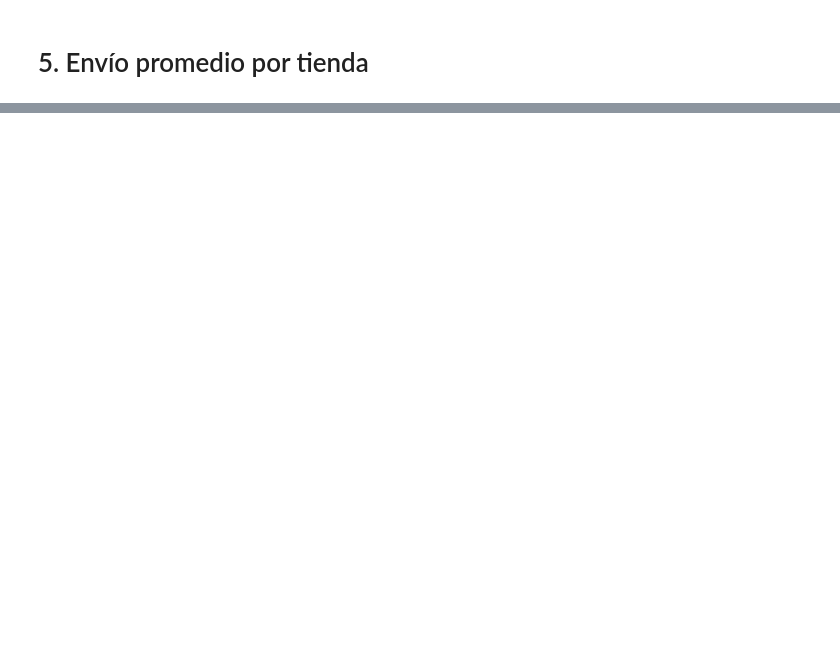
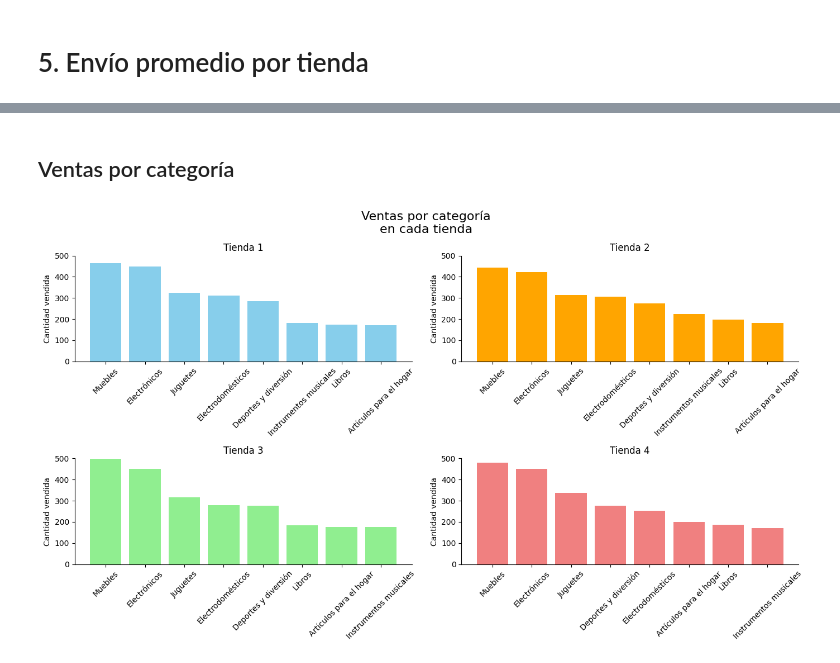
Before and after one commit to mauroamnirati/challenge-alura-store, a Jupyter notebook: challenge_alura_store.ipynb, the cells around one changed output, grey strips where cells are left out. Drawn from its saved outputs; the diff is of its cells as text; code cells hidden in the pictures; blank space fills up the shorter version.

```diff
--- a/challenge_alura_store.ipynb
+++ b/challenge_alura_store.ipynb
@@ -33,0 +164,32 @@ tienda.head()
+# %% [markdown]
+## Ventas por categoría
+# %%
+fig, axs = plt.subplots(2, 2, figsize=(14, 8))
+fig.suptitle("Ventas por categoría\nen cada tienda",fontsize=16)
+
+axs[0, 0].bar(ventas_categoria_1.index, ventas_categoria_1.values, color='skyblue')
+axs[0, 0].set_title('Tienda 1')
+axs[0, 0].tick_params(axis='x', rotation=45)
+
+axs[0, 1].bar(ventas_categoria_2.index, ventas_categoria_2.values, color='orange')
+axs[0, 1].set_title('Tienda 2')
+axs[0, 1].tick_params(axis='x', rotation=45)
+
+axs[1, 0].bar(ventas_categoria_3.index, ventas_categoria_3.values, color='lightgreen')
+axs[1, 0].set_title('Tienda 3')
+axs[1, 0].tick_params(axis='x', rotation=45)
+
+axs[1, 1].bar(ventas_categoria_4.index, ventas_categoria_4.values, color='lightcoral')
+axs[1, 1].set_title('Tienda 4')
+axs[1, 1].tick_params(axis='x', rotation=45)
+
+for ax in axs.flat:
+  ax.spines[["top","right"]].set_visible(False)
+  ax.set_ylabel('Cantidad vendida')
+  ax.tick_params(axis='x', rotation=45)
+  ax.set_ylim(0,500)
+
+plt.tight_layout()
+plt.show()
+# %% [output]
+[figure, added]
```
Also changed, not shown: parts of 19 cells of this notebook.
